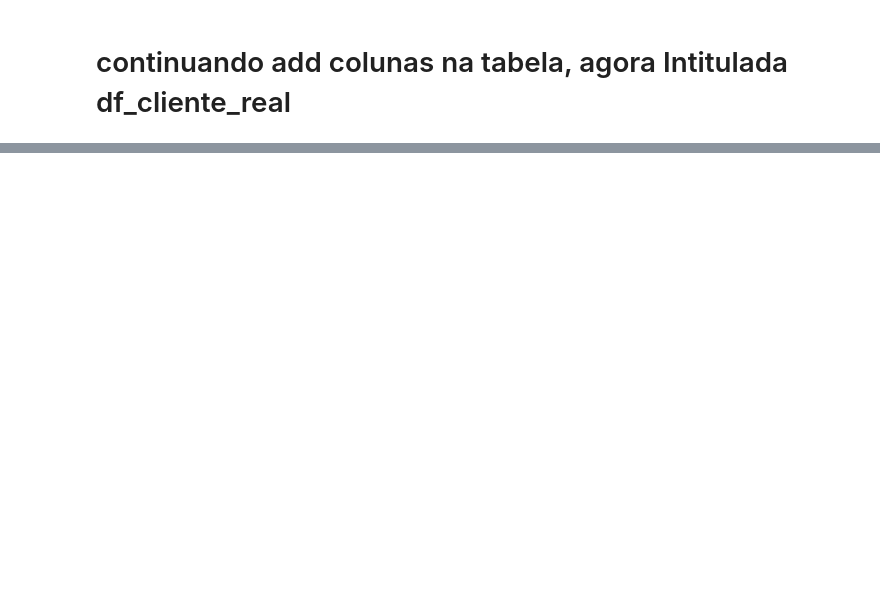
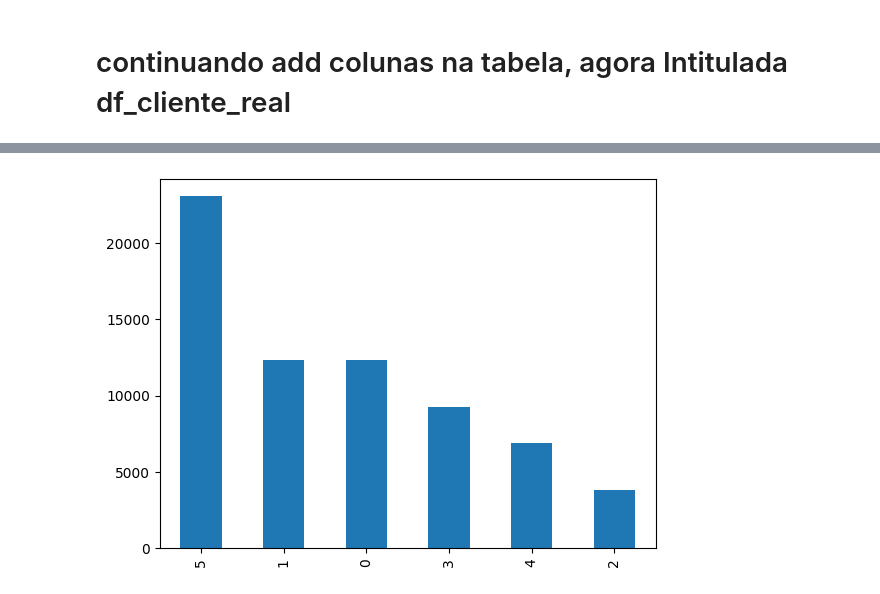
Before and after one commit to vazraul/PetStore, a Jupyter notebook: PetStore.ipynb, the cells around one changed output, grey strips where cells are left out. Drawn from its saved outputs; the diff is of its cells as text; code cells hidden in the pictures; blank space fills up the shorter version.

```diff
--- a/PetStore.ipynb
+++ b/PetStore.ipynb
@@ -593,0 +648,7 @@ df_cliente_real
+# %%
+# dividindo o df e salvando
+df_E = df_venda[df_venda['CATEGORIA_VENDA'] == 'E-COMMERCE          ']
+df_D = df_venda[df_venda['CATEGORIA_VENDA'] == 'Digital             ']
+df_L = df_venda[df_venda['CATEGORIA_VENDA'] == 'Loja                ']
+df_Es = df_venda[df_venda['CATEGORIA_VENDA'] == 'Estética            ']
+df_C = df_venda[df_venda['CATEGORIA_VENDA'] == 'Clínica             ']
@@ -593,0 +754,3 @@ df_cliente_real
+# %%
+#somando serviços e criando nova colua
+df_cliente_real['soma_servico'] = df_cliente_real['E-COMMERCE'] + df_cliente_real['LOJA'] + df_cliente_real['DIGITAL'] + df_cliente_real['ESTETICA'] + df_cliente_real['CLINICA']
@@ -593,0 +807,11 @@ df_cliente_real
+# %%
+# Base utilizada para clusterização
+var_cluster = ['RECENCIA','soma_servico']
+
+df_cluster = df_cliente_real[var_cluster]
+
+# Normalização das variáveis
+std_data = StandardScaler().fit_transform(df_cluster)
+df_cluster = pd.DataFrame(data=std_data, columns=df_cluster.columns, index=df_cluster.index)
+
+df_cluster.describe()
@@ -593,0 +893,12 @@ df_cliente_real
+# %%
+# Definição do DF a ser Clusterizado
+df_cluster_km = df_cluster.copy()
+
+# Clusterização
+# 3 clusters é apenas uma sugestão inicial, sinta-se a vontade para experimentar outras variações
+clus = KMeans(n_clusters=6, init='k-means++', n_init=10, max_iter=300,random_state=3)
+clus.fit(df_cluster_km)
+
+# Ajustando as colunas
+df_cluster_km.loc[:, 'CLUSTER'] = clus.labels_
+df_cluster_km.head()
@@ -593,0 +912,6 @@ df_cliente_real
+# %%
+# Volumetria por Categoricas
+df_cluster_km['CLUSTER'].value_counts().plot(kind="bar")
+plt.show()
+# %% [output]
+[figure, added]
```
Also changed, not shown: parts of 39 cells of this notebook.
